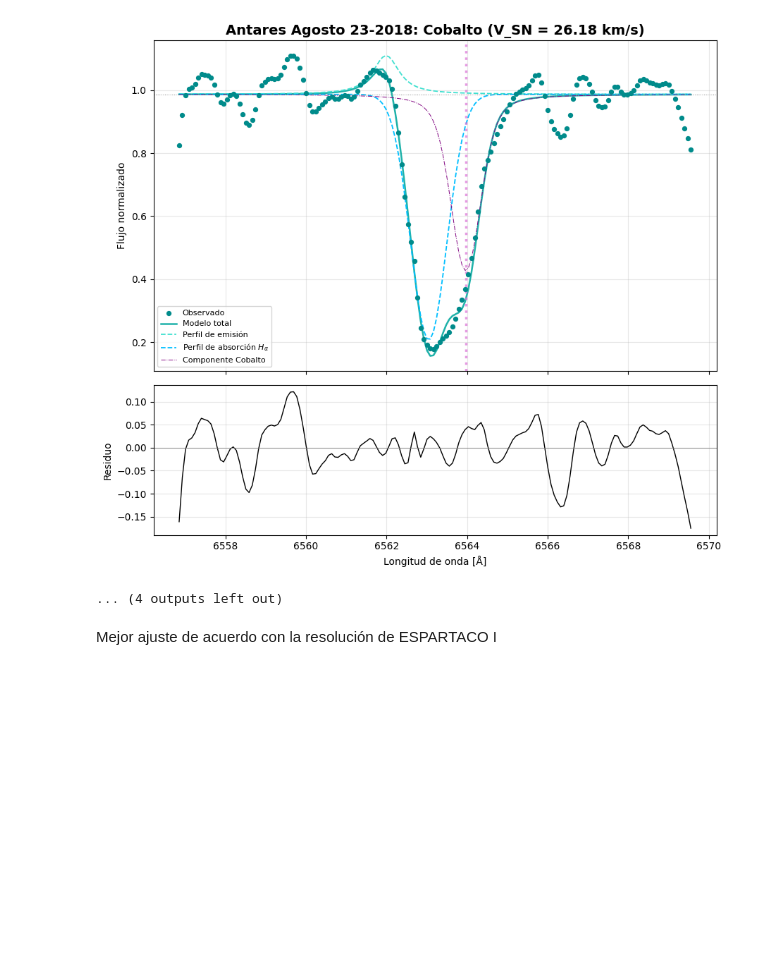
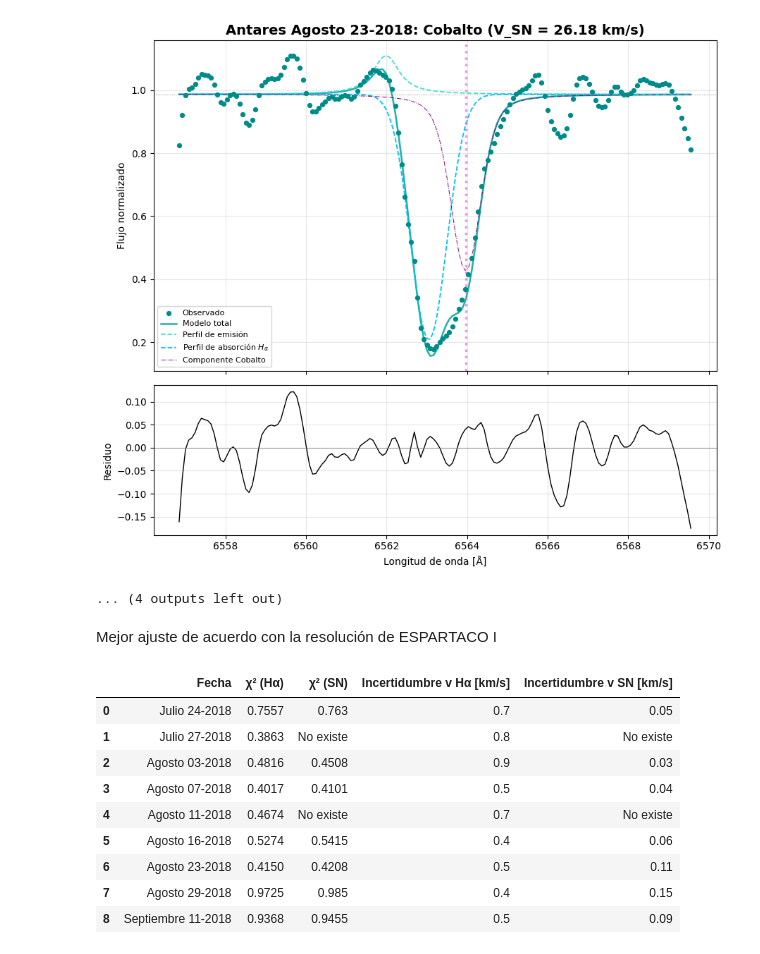
Before and after one commit to JessiDaniL/Tesis, a Jupyter notebook: Datos ESPARTACO/analisis_halpha_antares_normalizacion_2018.ipynb, the cells around one changed output. Cells and saved outputs as stored; diff of their text form; code cells hidden in the pictures; blank space fills up the shorter version.

```diff
--- a/Datos ESPARTACO/analisis_halpha_antares_normalizacion_2018.ipynb
+++ b/Datos ESPARTACO/analisis_halpha_antares_normalizacion_2018.ipynb
@@ -536,9 +516,9 @@ for nombre, datos in espectros.items():
 
     # Ajuste velocidad alredorde halpha
 
-    if meta.get("velocidad_halpha") is not None:
-        v_halpha = meta["velocidad_halpha"]
-        err_halpha = meta.get("incertidumbre_v_halpha", 3.0)
+    if meta.get("Velocidad Hα") is not None:
+        v_halpha = meta["Velocidad Hα"]
+        err_halpha = meta.get("Incertidumbre v Hα", 3.0)
 
         lineas_halpha = [{
             "nombre": "Cobalto",
@@ -549,21 +529,21 @@ for nombre, datos in espectros.items():
             "t_ref": (3500, 4250),
         }]
 
-        fits_fecha["halpha"] = fit_y_decomposicion(
+        fits_fecha["Hα"] = fit_y_decomposicion(
             datos, meta["centro_aprox"], "Longitud onda", "Flujo normalizado",
             lineas_metalicas=lineas_halpha, teff=3660
         )
 
         # Visualización
-        visualizacion_con_metalica( fits_fecha["halpha"], lineas_halpha, f"{fecha_str}_halpha",
+        visualizacion_con_metalica( fits_fecha["Hα"], lineas_halpha, f"{fecha_str}_Hα",
                                 titulo=f"Antares {fecha_str}: Cobalto (V_Hα = {v_halpha} km/s)"
         )
 
     # Ajuste velocidad sector naranja (Si existe)
 
-    if meta.get("velocidad_sector_naranja") is not None:
-        v_ir = meta["velocidad_sector_naranja"]
-        err_ir = meta.get("incertidumbre_v_sector_naranja", 3.0)
+    if meta.get("Velocidad Sector naranja") is not None:
+        v_ir = meta["Velocidad Sector naranja"]
+        err_ir = meta.get("Incertidumbre v Sector naranja", 3.0)
 
         lineas_ir = [{
             "nombre": "Cobalto",
@@ -574,14 +554,14 @@ for nombre, datos in espectros.items():
             "t_ref": (3500, 4250),
         }]
 
-        fits_fecha["sector_naranja"] = fit_y_decomposicion(
+        fits_fecha["Sector naranja"] = fit_y_decomposicion(
             datos, meta["centro_aprox"], "Longitud onda", "Flujo normalizado",
             lineas_metalicas=lineas_ir, teff=3660
         )
 
         # Visualización individual
         visualizacion_con_metalica(
-            fits_fecha["sector_naranja"], lineas_ir, f"{fecha_str}_sector_naranja",
+            fits_fecha["Sector naranja"], lineas_ir, f"{fecha_str}_Sector naranja",
             titulo=f"Antares {fecha_str}: Cobalto (V_SN = {v_ir} km/s)"
         )
 
@@ -603,3 +583,38 @@ for nombre, datos in espectros.items():
 ... (4 outputs left out)
 # %% [markdown]
 Mejor ajuste de acuerdo con la resolución de ESPARTACO I
+# %%
+filas_chi2 = []
+
+for nombre, fits_fecha in resultados.items():
+    fecha_etiqueta = metadatos[nombre].get("fecha", nombre)
+
+
+    # Chi del visible
+    chi2_vis = fits_fecha["Hα"]["fit"].chisqr if "Hα" in fits_fecha else None
+
+    # Chi del infrarrojo
+    chi2_ir = fits_fecha["Sector naranja"]["fit"].chisqr if "Sector naranja" in fits_fecha else "No existe"
+
+    filas_chi2.append({
+        "Fecha": fecha_etiqueta,
+        "χ² (Hα)": round(chi2_vis, 4) if isinstance(chi2_vis, (int, float)) else chi2_vis,
+        "χ² (SN)": round(chi2_ir, 4) if isinstance(chi2_ir, (int, float)) else chi2_ir,
+        "Incertidumbre v Hα [km/s]": metadatos[nombre].get("Incertidumbre v Hα", "No existe"),
+        "Incertidumbre v SN [km/s]": metadatos[nombre].get("Incertidumbre v Sector naranja", "No existe")
+    })
+
+tabla_chi2 = pd.DataFrame(filas_chi2)
+
+display(tabla_chi2)
+# %% [output]
+|  | Fecha | χ² (Hα) | χ² (SN) | Incertidumbre v Hα [km/s] | Incertidumbre v SN [km/s] |
+| 0 | Julio 24-2018 | 0.7557 | 0.763 | 0.7 | 0.05 |
+| 1 | Julio 27-2018 | 0.3863 | No existe | 0.8 | No existe |
+| 2 | Agosto 03-2018 | 0.4816 | 0.4508 | 0.9 | 0.03 |
+| 3 | Agosto 07-2018 | 0.4017 | 0.4101 | 0.5 | 0.04 |
+| 4 | Agosto 11-2018 | 0.4674 | No existe | 0.7 | No existe |
+| 5 | Agosto 16-2018 | 0.5274 | 0.5415 | 0.4 | 0.06 |
+| 6 | Agosto 23-2018 | 0.4150 | 0.4208 | 0.5 | 0.11 |
+| 7 | Agosto 29-2018 | 0.9725 | 0.985 | 0.4 | 0.15 |
+| 8 | Septiembre 11-2018 | 0.9368 | 0.9455 | 0.5 | 0.09 |
```
Also changed, not shown: parts of 15 cells of this notebook, 18 other files.
